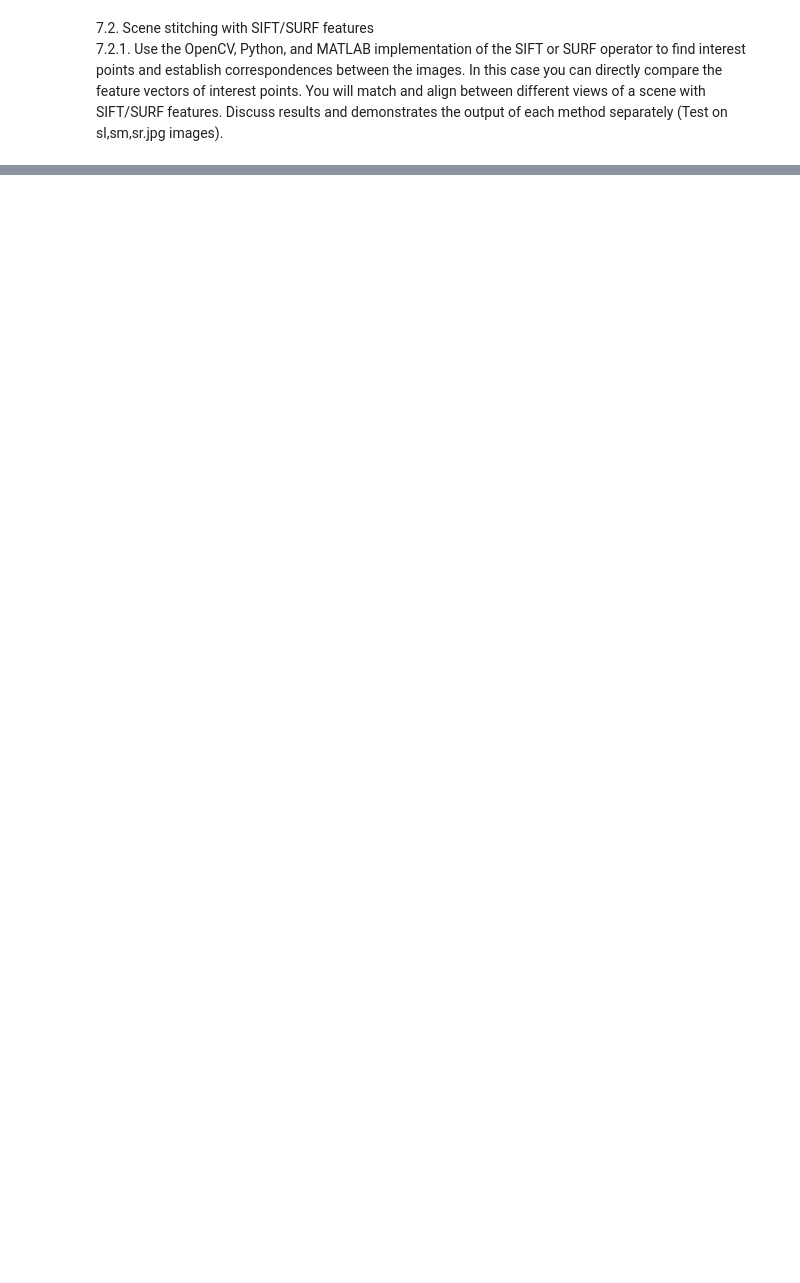
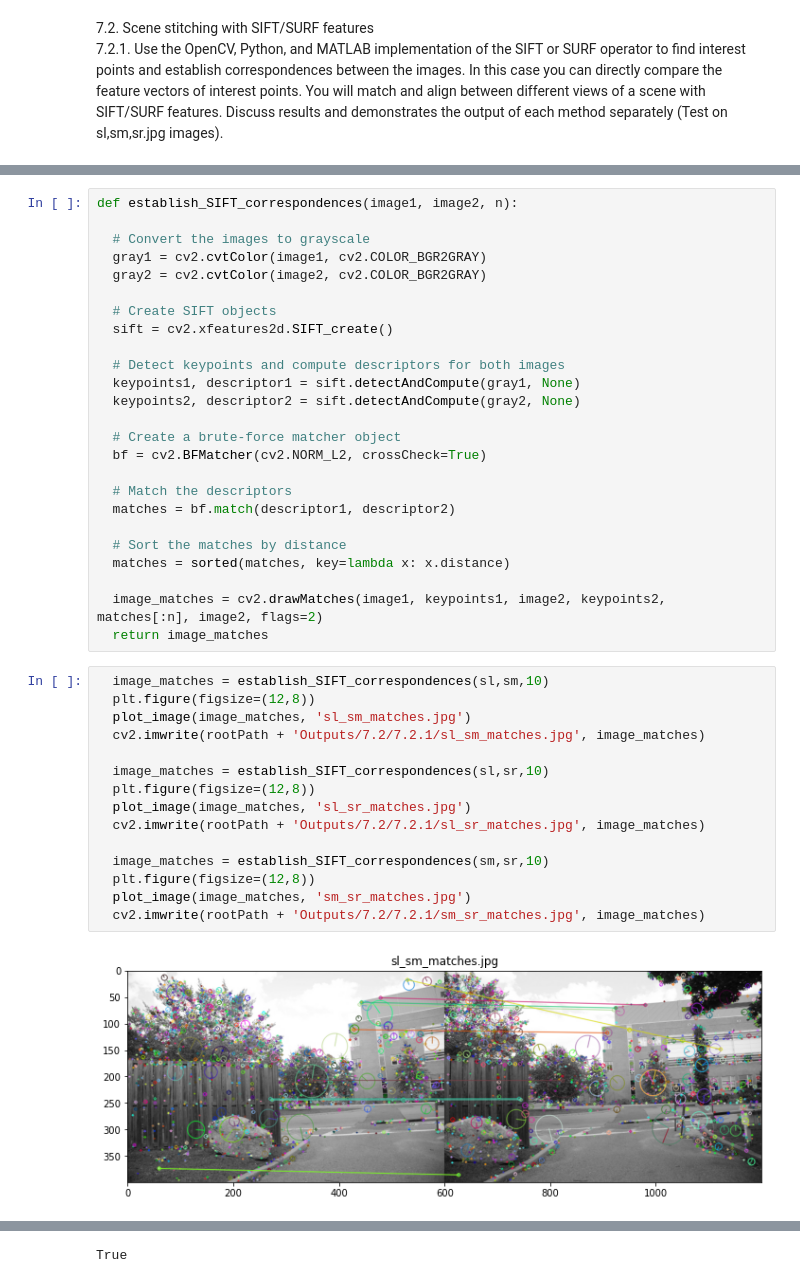
Before and after one commit to saleh-sh/HW7, a Jupyter notebook: HW7.ipynb, the cells around one changed output, grey strips where cells are left out. Saved outputs shown, nothing was run; the diff lists cells and outputs as text; blank space fills up the shorter version.

```diff
--- a/HW7.ipynb
+++ b/HW7.ipynb
@@ -39,0 +145,42 @@ def plot_image(image, title=''):
+# %%
+def establish_SIFT_correspondences(image1, image2, n):
+
+  # Convert the images to grayscale
+  gray1 = cv2.cvtColor(image1, cv2.COLOR_BGR2GRAY)
+  gray2 = cv2.cvtColor(image2, cv2.COLOR_BGR2GRAY)
+
+  # Create SIFT objects
+  sift = cv2.xfeatures2d.SIFT_create()
+
+  # Detect keypoints and compute descriptors for both images
+  keypoints1, descriptor1 = sift.detectAndCompute(gray1, None)
+  keypoints2, descriptor2 = sift.detectAndCompute(gray2, None)
+
+  # Create a brute-force matcher object
+  bf = cv2.BFMatcher(cv2.NORM_L2, crossCheck=True)
+
+  # Match the descriptors
+  matches = bf.match(descriptor1, descriptor2)
+
+  # Sort the matches by distance
+  matches = sorted(matches, key=lambda x: x.distance)
+
+  image_matches = cv2.drawMatches(image1, keypoints1, image2, keypoints2, matches[:n], image2, flags=2)
+  return image_matches
+# %%
+  image_matches = establish_SIFT_correspondences(sl,sm,10)
+  plt.figure(figsize=(12,8))
+  plot_image(image_matches, 'sl_sm_matches.jpg')
+  cv2.imwrite(rootPath + 'Outputs/7.2/7.2.1/sl_sm_matches.jpg', image_matches)
+
+  image_matches = establish_SIFT_correspondences(sl,sr,10)
+  plt.figure(figsize=(12,8))
+  plot_image(image_matches, 'sl_sr_matches.jpg')
+  cv2.imwrite(rootPath + 'Outputs/7.2/7.2.1/sl_sr_matches.jpg', image_matches)
+
+  image_matches = establish_SIFT_correspondences(sm,sr,10)
+  plt.figure(figsize=(12,8))
+  plot_image(image_matches, 'sm_sr_matches.jpg')
+  cv2.imwrite(rootPath + 'Outputs/7.2/7.2.1/sm_sr_matches.jpg', image_matches)
+# %% [output]
+[figure, added]
@@ -39,0 +189 @@ def plot_image(image, title=''):
+True
```
Also changed, not shown: parts of 11 cells of this notebook, 11 other files.
